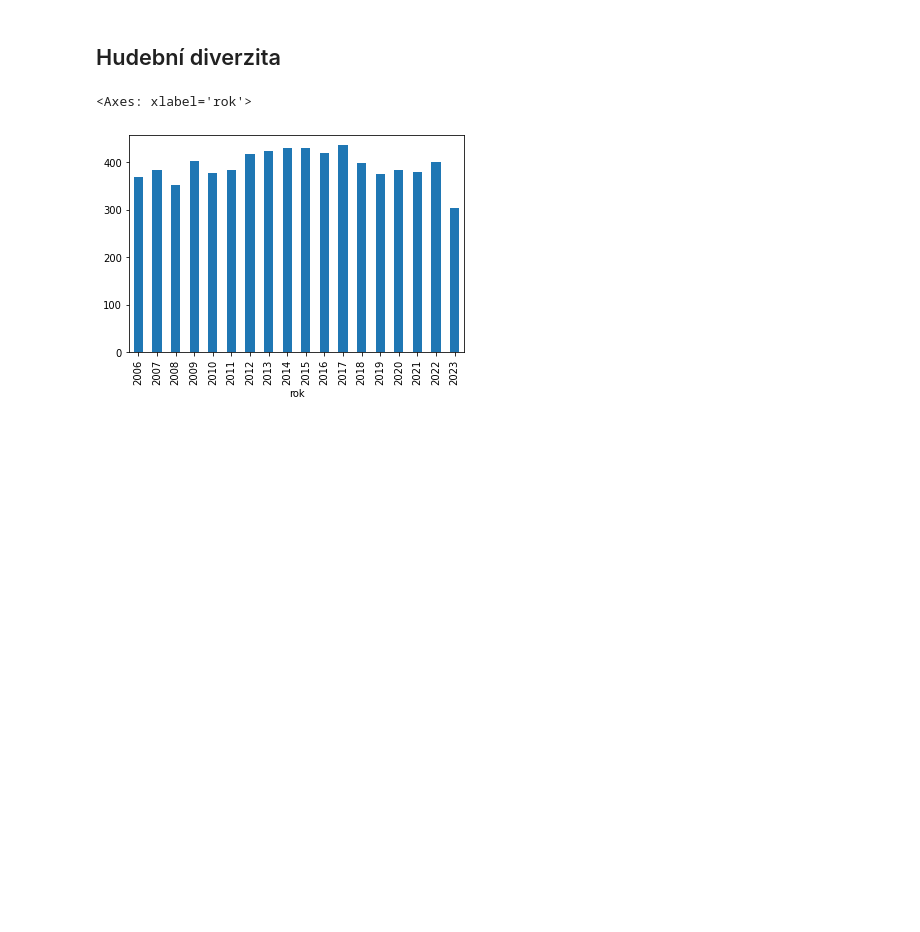
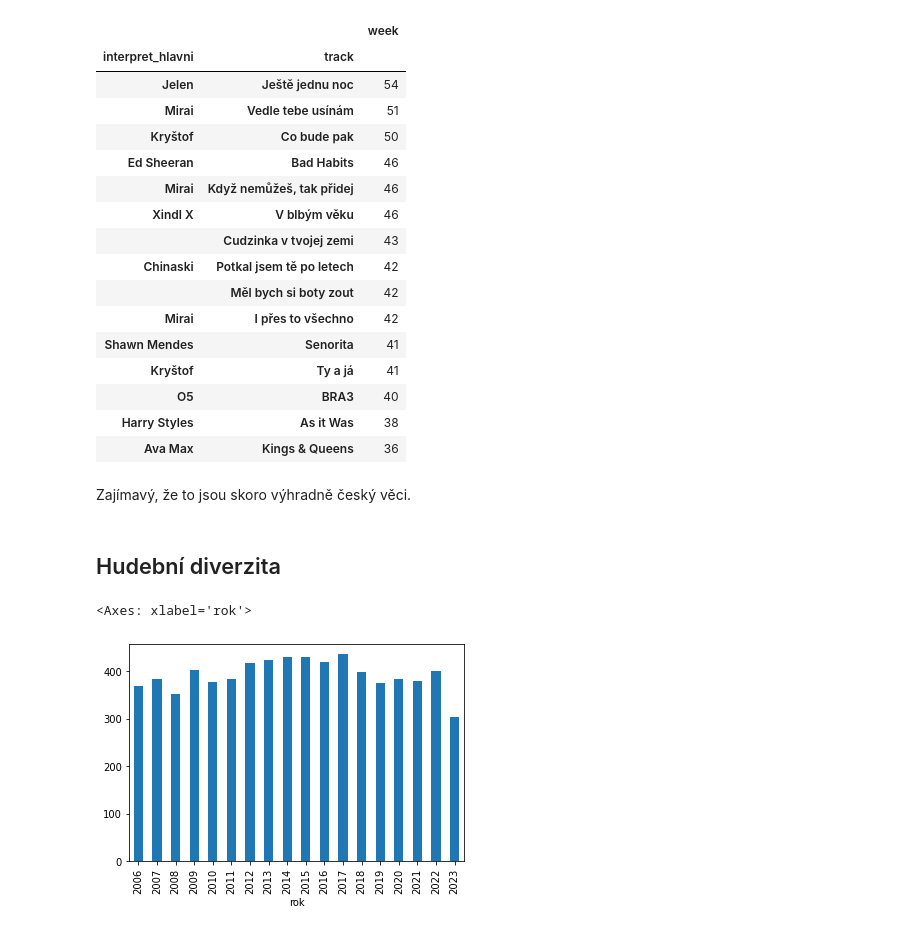
Before and after one commit to DataRozhlas/hitparady, a Jupyter notebook: 100 explorace CZ - RADIO - TOP 100.ipynb, the cells around one changed output. Saved outputs shown, nothing was run; the diff lists cells and outputs as text; code cells hidden in the pictures; blank space fills up the shorter version.

```diff
--- a/100 explorace CZ - RADIO - TOP 100.ipynb
+++ b/100 explorace CZ - RADIO - TOP 100.ipynb
@@ -17,3 +64,25 @@ df.sample(5)
+# %%
+pd.DataFrame(df[df['pozice'] <= 13].groupby(['interpret_hlavni','track'])['week'].nunique()).sort_values(by='week',ascending=False).head(15)
+# %% [output]
+|  |  | week |
+| interpret_hlavni | track |  |
+| Jelen | Ještě jednu noc | 54 |
+| Mirai | Vedle tebe usínám | 51 |
+| Kryštof | Co bude pak | 50 |
+| Ed Sheeran | Bad Habits | 46 |
+| Mirai | Když nemůžeš, tak přidej | 46 |
+| Xindl X | V blbým věku | 46 |
+|  | Cudzinka v tvojej zemi | 43 |
+| Chinaski | Potkal jsem tě po letech | 42 |
+|  | Měl bych si boty zout | 42 |
+| Mirai | I přes to všechno | 42 |
+| Shawn Mendes | Senorita | 41 |
+| Kryštof | Ty a já | 41 |
+| O5 | BRA3 | 40 |
+| Harry Styles | As it Was | 38 |
+| Ava Max | Kings & Queens | 36 |
+# %% [markdown]
+Zajímavý, že to jsou skoro výhradně český věci.
 # %% [markdown]
 ## Hudební diverzita
 # %%
```
Also changed, not shown: parts of 8 cells of this notebook, 6 other files.
